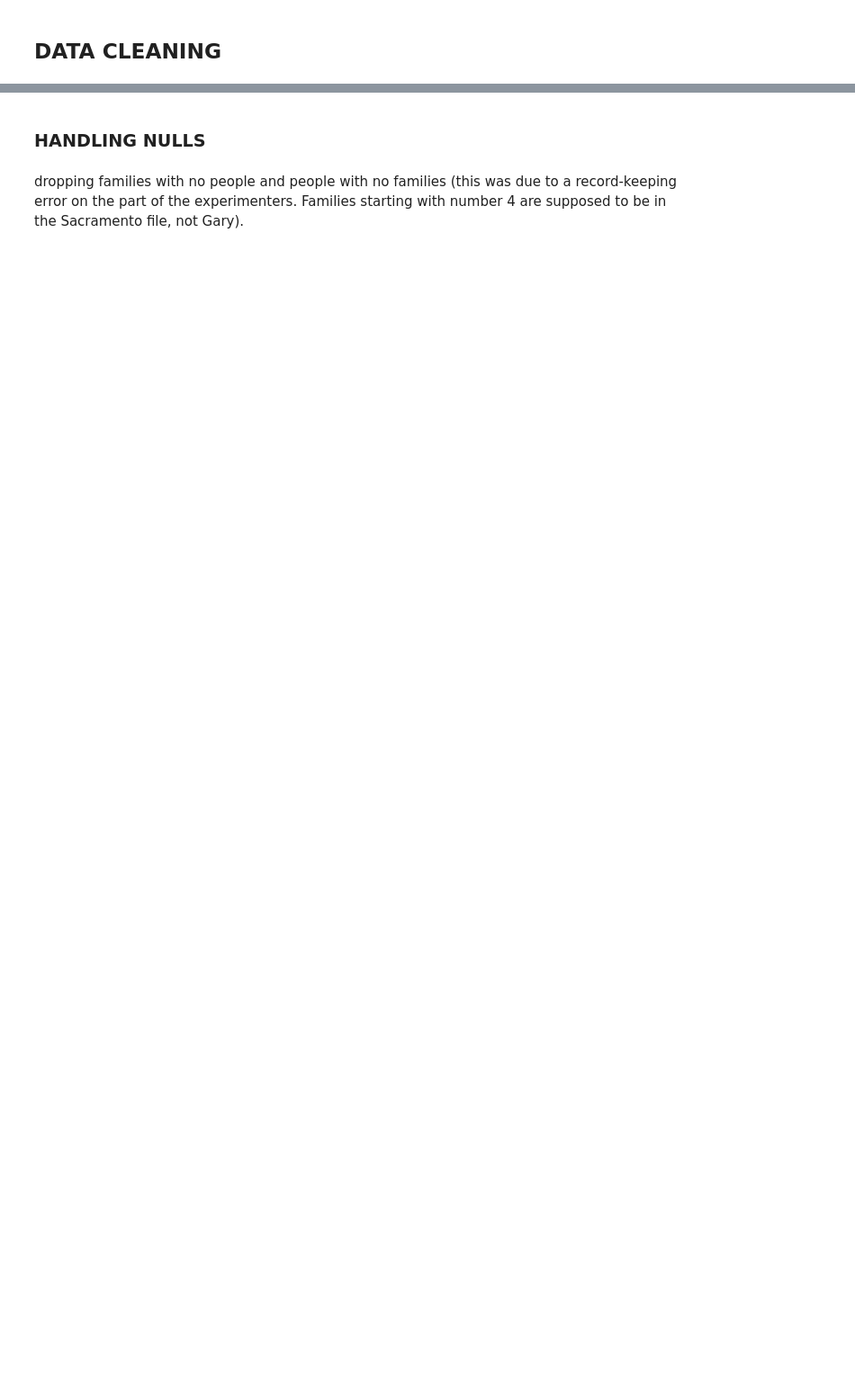
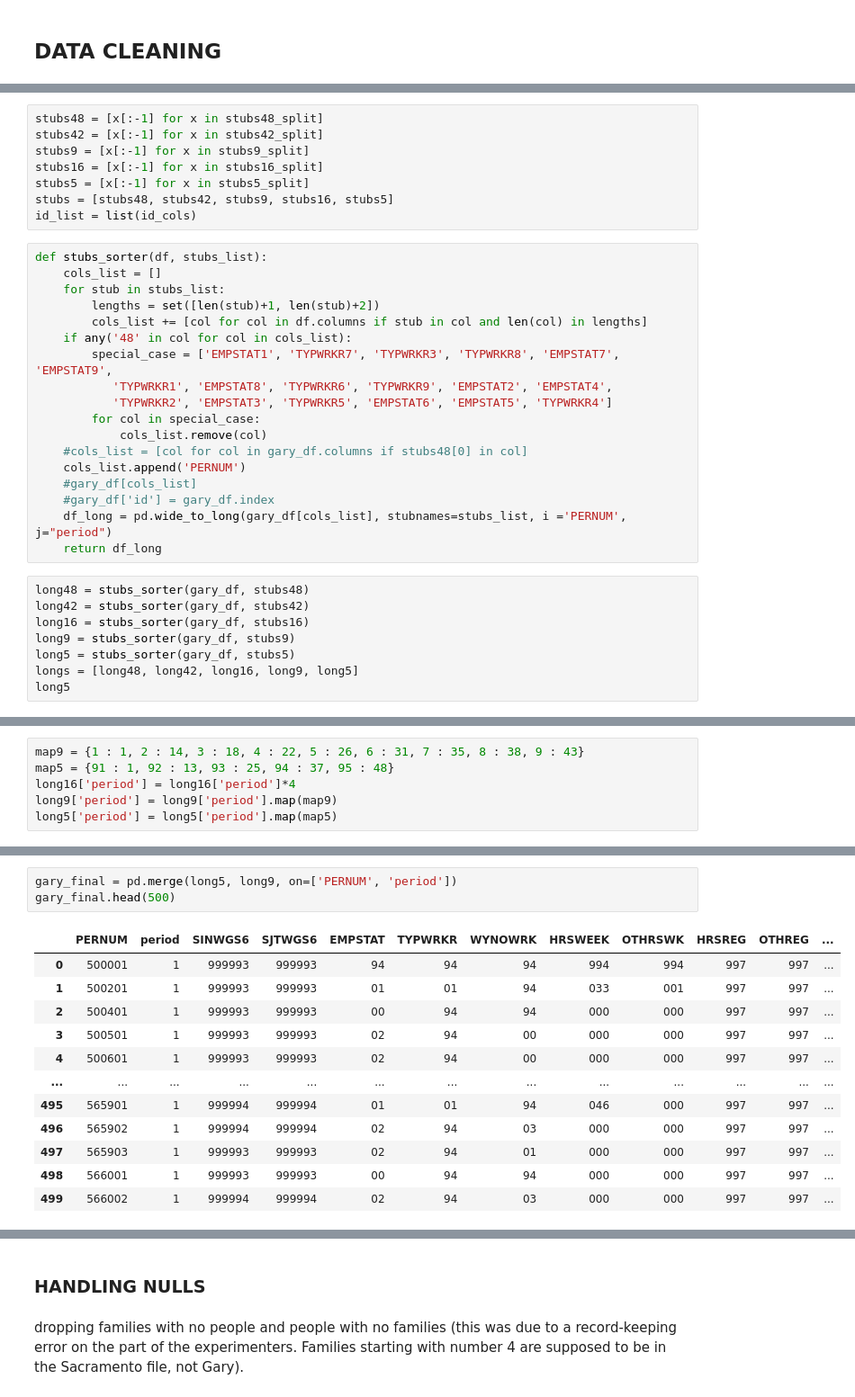
Before and after one commit to luke-swans0n/NIT, a Jupyter notebook: notebooks/NIT_CAPSTONE.ipynb, the cells around one changed output, grey strips where cells are left out. Shown at 90% size. Saved outputs shown, nothing was run; the diff lists cells and outputs as text; blank space fills up the shorter version.

Commit message:
create loadable gary_df file
breaking up the data cleaning process into a few completed files

```diff
--- a/notebooks/NIT_CAPSTONE.ipynb
+++ b/notebooks/NIT_CAPSTONE.ipynb
@@ -219,0 +243,34 @@ plt.hist(gary_df['TREATLEV'])
+# %%
+stubs48 = [x[:-1] for x in stubs48_split]
+stubs42 = [x[:-1] for x in stubs42_split]
+stubs9 = [x[:-1] for x in stubs9_split]
+stubs16 = [x[:-1] for x in stubs16_split]
+stubs5 = [x[:-1] for x in stubs5_split]
+stubs = [stubs48, stubs42, stubs9, stubs16, stubs5]
+id_list = list(id_cols)
+# %%
+def stubs_sorter(df, stubs_list):
+    cols_list = []
+    for stub in stubs_list:
+        lengths = set([len(stub)+1, len(stub)+2])
+        cols_list += [col for col in df.columns if stub in col and len(col) in lengths]
+    if any('48' in col for col in cols_list):
+        special_case = ['EMPSTAT1', 'TYPWRKR7', 'TYPWRKR3', 'TYPWRKR8', 'EMPSTAT7', 'EMPSTAT9',
+           'TYPWRKR1', 'EMPSTAT8', 'TYPWRKR6', 'TYPWRKR9', 'EMPSTAT2', 'EMPSTAT4',
+           'TYPWRKR2', 'EMPSTAT3', 'TYPWRKR5', 'EMPSTAT6', 'EMPSTAT5', 'TYPWRKR4']
+        for col in special_case:
+            cols_list.remove(col)
+    #cols_list = [col for col in gary_df.columns if stubs48[0] in col]
+    cols_list.append('PERNUM')
+    #gary_df[cols_list]
+    #gary_df['id'] = gary_df.index
+    df_long = pd.wide_to_long(gary_df[cols_list], stubnames=stubs_list, i ='PERNUM', j="period")
+    return df_long
+# %%
+long48 = stubs_sorter(gary_df, stubs48)
+long42 = stubs_sorter(gary_df, stubs42)
+long16 = stubs_sorter(gary_df, stubs16)
+long9 = stubs_sorter(gary_df, stubs9)
+long5 = stubs_sorter(gary_df, stubs5)
+longs = [long48, long42, long16, long9, long5]
+long5
@@ -219,0 +296,6 @@ plt.hist(gary_df['TREATLEV'])
+# %%
+map9 = {1 : 1, 2 : 14, 3 : 18, 4 : 22, 5 : 26, 6 : 31, 7 : 35, 8 : 38, 9 : 43}
+map5 = {91 : 1, 92 : 13, 93 : 25, 94 : 37, 95 : 48}
+long16['period'] = long16['period']*4
+long9['period'] = long9['period'].map(map9)
+long5['period'] = long5['period'].map(map5)
@@ -219,0 +334,16 @@ plt.hist(gary_df['TREATLEV'])
+# %%
+gary_final = pd.merge(long5, long9, on=['PERNUM', 'period'])
+gary_final.head(500)
+# %% [output]
+|  | PERNUM | period | SINWGS6 | SJTWGS6 | EMPSTAT | TYPWRKR | WYNOWRK | HRSWEEK | OTHRSWK | HRSREG | OTHREG | ... |
+| 0 | 500001 | 1 | 999993 | 999993 | 94 | 94 | 94 | 994 | 994 | 997 | 997 | ... |
+| 1 | 500201 | 1 | 999993 | 999993 | 01 | 01 | 94 | 033 | 001 | 997 | 997 | ... |
+| 2 | 500401 | 1 | 999993 | 999993 | 00 | 94 | 94 | 000 | 000 | 997 | 997 | ... |
+| 3 | 500501 | 1 | 999993 | 999993 | 02 | 94 | 00 | 000 | 000 | 997 | 997 | ... |
+| 4 | 500601 | 1 | 999993 | 999993 | 02 | 94 | 00 | 000 | 000 | 997 | 997 | ... |
+| ... | ... | ... | ... | ... | ... | ... | ... | ... | ... | ... | ... | ... |
+| 495 | 565901 | 1 | 999994 | 999994 | 01 | 01 | 94 | 046 | 000 | 997 | 997 | ... |
+| 496 | 565902 | 1 | 999994 | 999994 | 02 | 94 | 03 | 000 | 000 | 997 | 997 | ... |
+| 497 | 565903 | 1 | 999993 | 999993 | 02 | 94 | 01 | 000 | 000 | 997 | 997 | ... |
+| 498 | 566001 | 1 | 999993 | 999993 | 00 | 94 | 94 | 000 | 000 | 997 | 997 | ... |
+| 499 | 566002 | 1 | 999994 | 999994 | 02 | 94 | 03 | 000 | 000 | 997 | 997 | ... |
```
Also changed, not shown: parts of 31 cells of this notebook, 3 other files.
